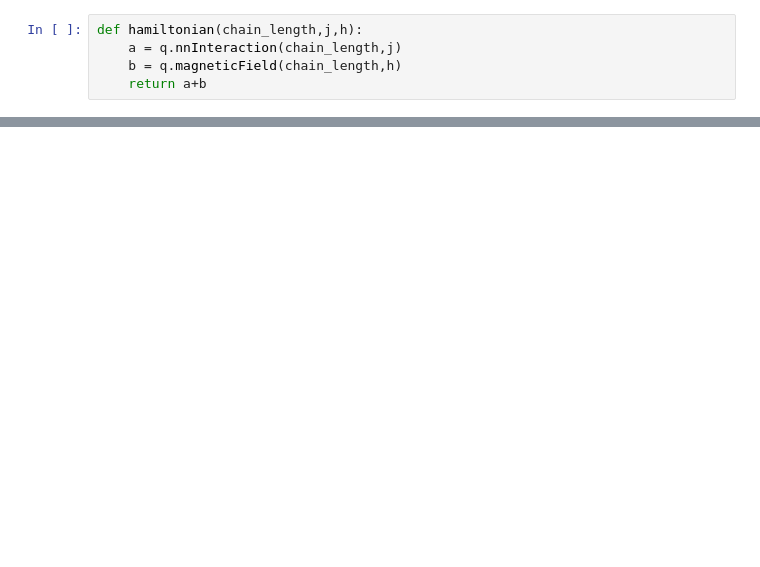
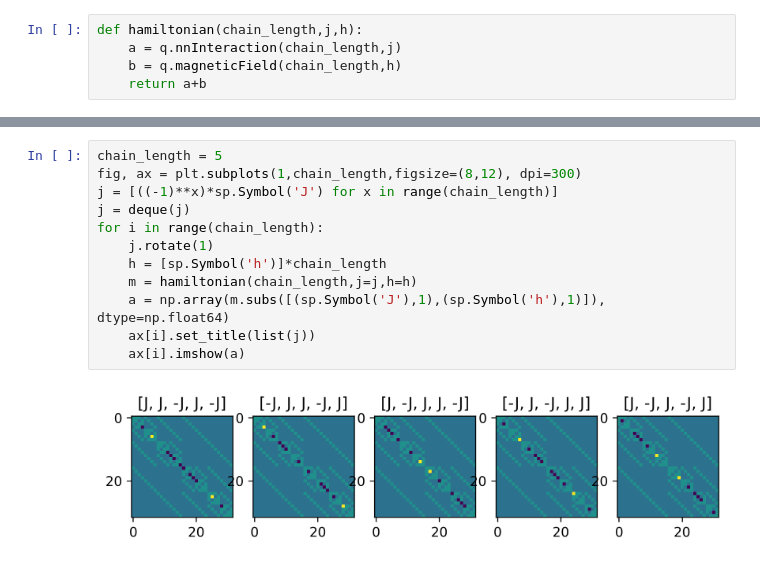
Before and after one commit to egementunca/Quantum-Frustration, a Jupyter notebook: frustration.ipynb, the cells around one changed output, grey strips where cells are left out. Drawn from its saved outputs; the diff is of its cells as text; blank space fills up the shorter version.

```diff
--- a/frustration.ipynb
+++ b/frustration.ipynb
@@ -32,0 +29,14 @@ for  i in range(chain_length):
+# %%
+chain_length = 5
+fig, ax = plt.subplots(1,chain_length,figsize=(8,12), dpi=300)
+j = [((-1)**x)*sp.Symbol('J') for x in range(chain_length)]
+j = deque(j)
+for i in range(chain_length):
+    j.rotate(1)
+    h = [sp.Symbol('h')]*chain_length
+    m = hamiltonian(chain_length,j=j,h=h)
+    a = np.array(m.subs([(sp.Symbol('J'),1),(sp.Symbol('h'),1)]), dtype=np.float64)
+    ax[i].set_title(list(j))
+    ax[i].imshow(a)
+# %% [output]
+[figure, added]
```
Also changed, not shown: parts of 6 cells of this notebook.
